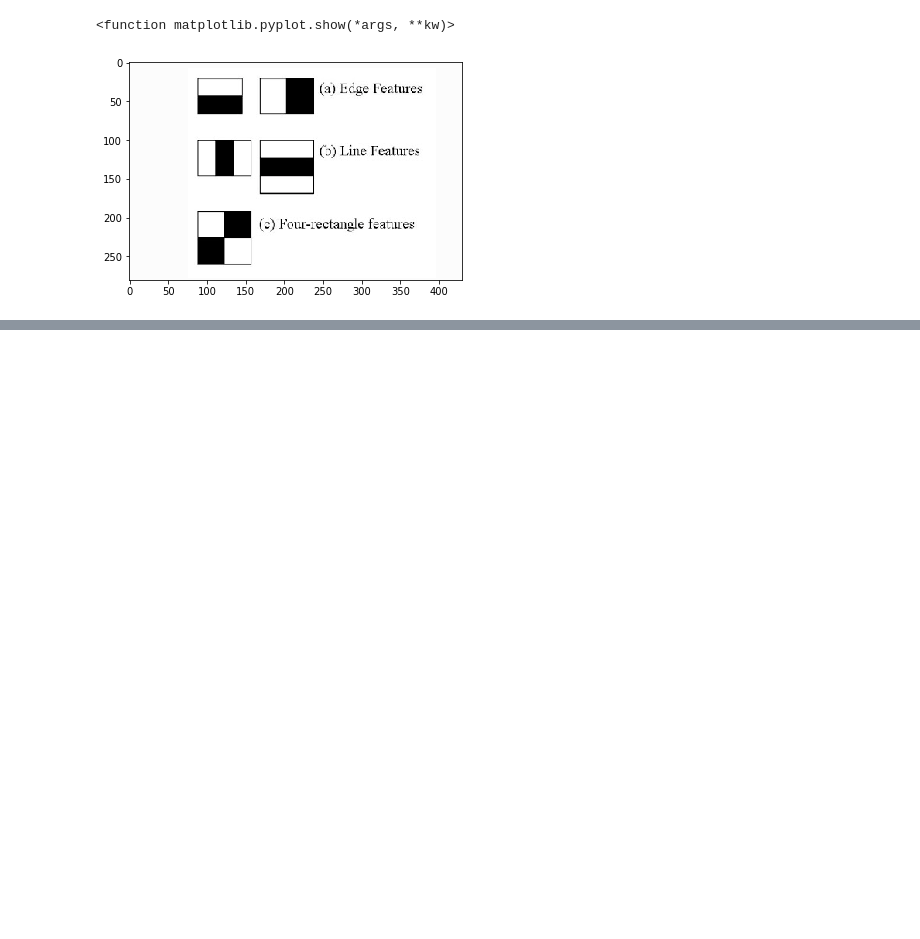
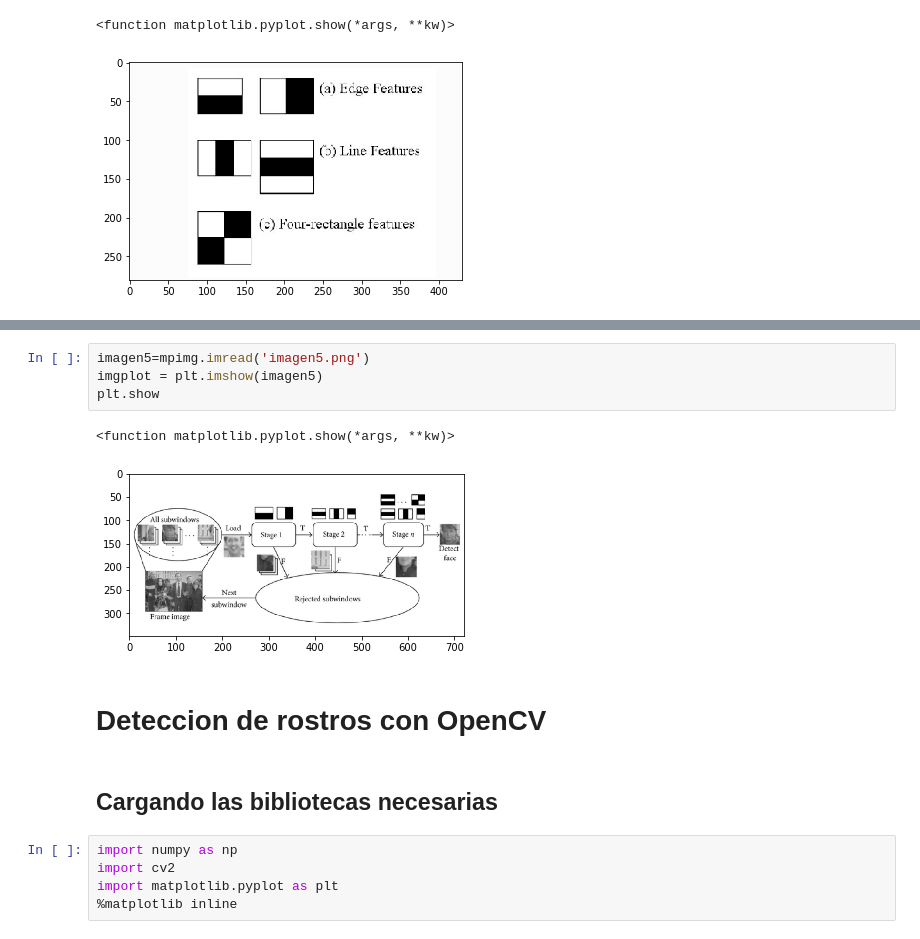
Before and after one commit to Menyitcj/IA-CLASE-M5, a Jupyter notebook: Practica Decteccion de Rostros con OpenCV.ipynb, the cells around one changed output, grey strips where cells are left out. Saved outputs shown, nothing was run; the diff lists cells and outputs as text; blank space fills up the shorter version.

Commit message:
Practica Decteccion de Rostros con OpenCV 2.0

```diff
--- a/Practica Decteccion de Rostros con OpenCV.ipynb
+++ b/Practica Decteccion de Rostros con OpenCV.ipynb
@@ -44,0 +88,16 @@ plt.show
+# %%
+imagen5=mpimg.imread('imagen5.png')
+imgplot = plt.imshow(imagen5)
+plt.show
+# %% [output]
+<function matplotlib.pyplot.show(*args, **kw)>
+[figure, added]
+# %% [markdown]
+# Deteccion de rostros con OpenCV
+# %% [markdown]
+## Cargando las bibliotecas necesarias
+# %%
+import numpy as np
+import cv2
+import matplotlib.pyplot as plt
+%matplotlib inline
```
Also changed, not shown: parts of 31 cells of this notebook, 7 other files.
